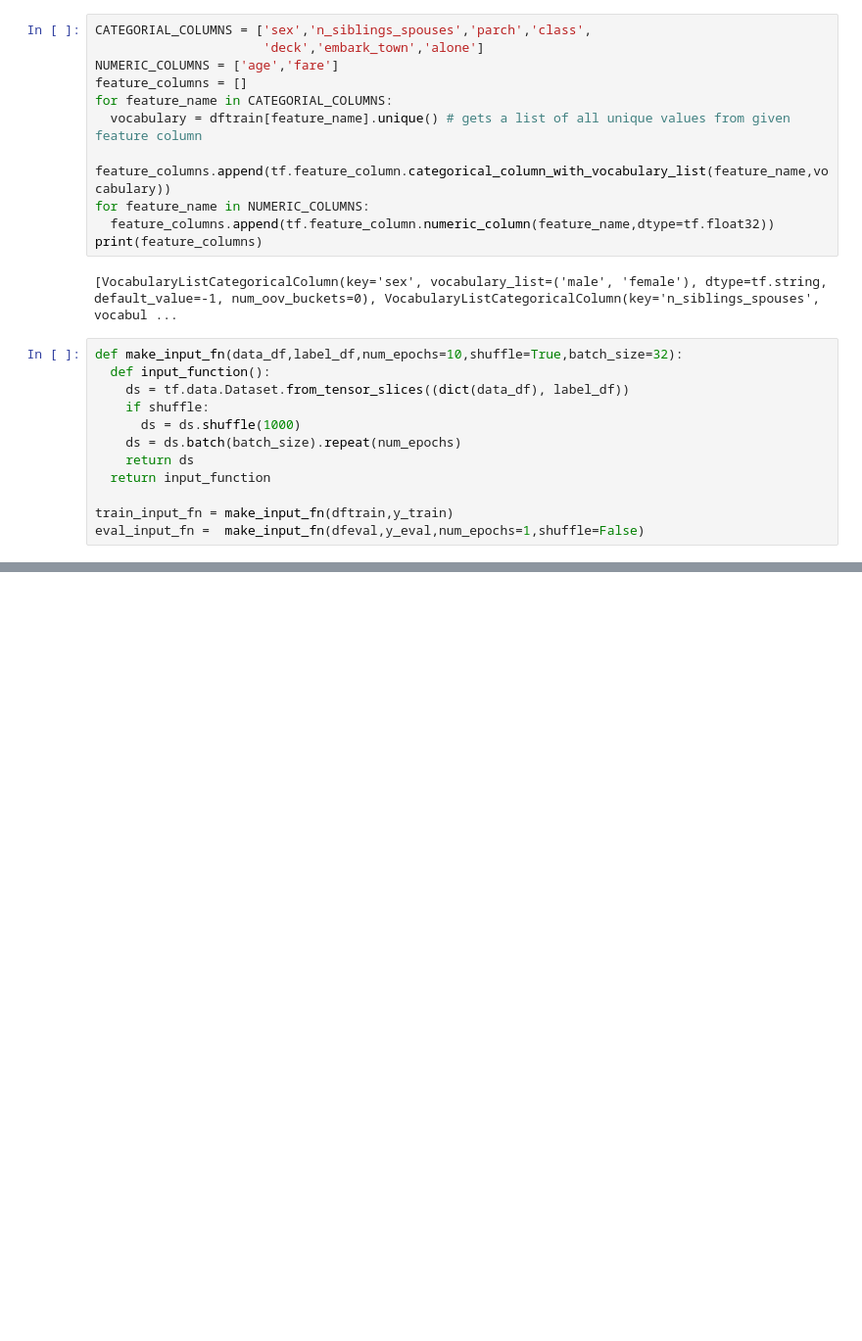
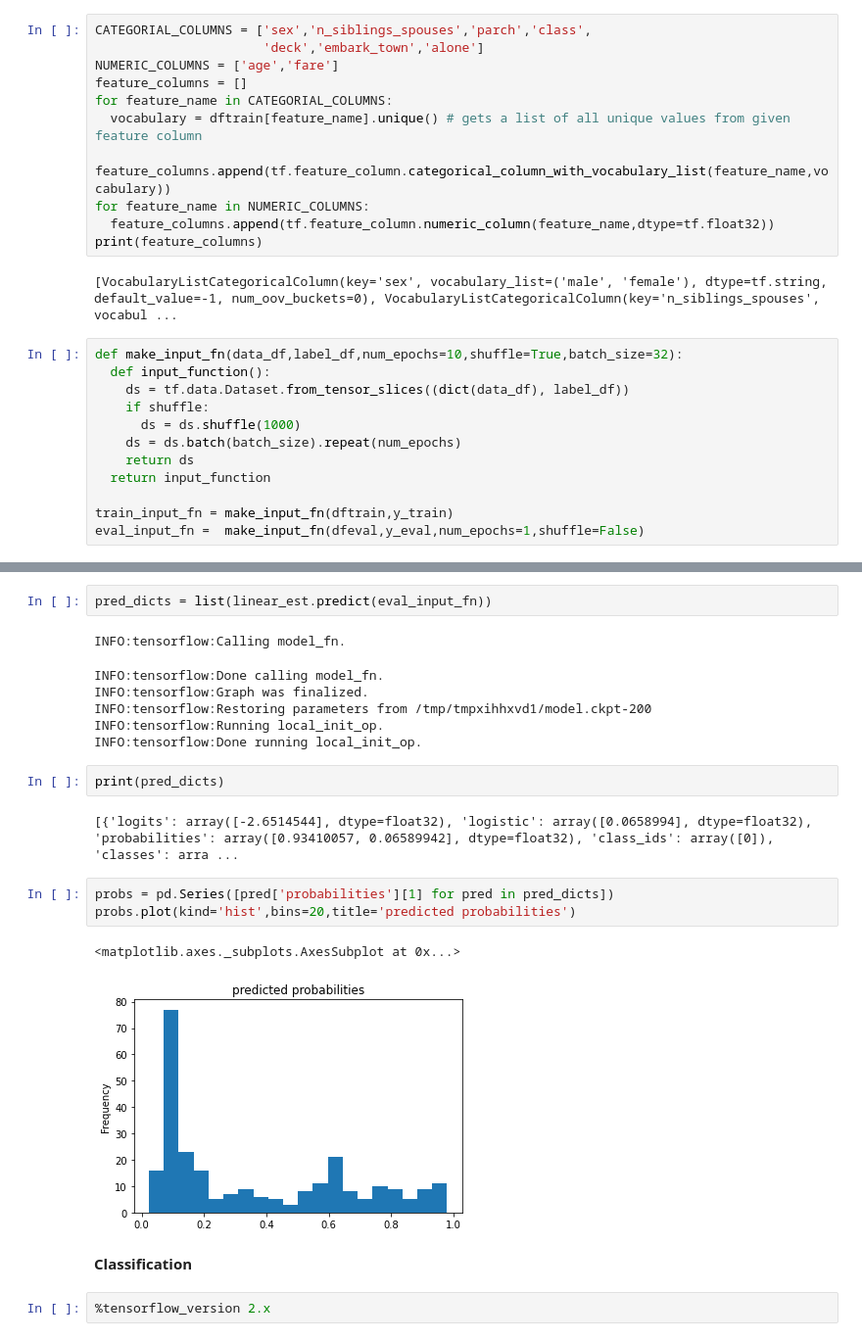
Before and after one commit to homanmirgolbabaee/tf2.0_gc, a Jupyter notebook: tf_gc.ipynb, the cells around one changed output, grey strips where cells are left out. Shown: that part at 98% size. Cells and saved outputs as stored; diff of their text form; blank space fills up the shorter version.

```diff
--- a/tf_gc.ipynb
+++ b/tf_gc.ipynb
@@ -178,0 +161,23 @@ print(result)
+# %%
+pred_dicts = list(linear_est.predict(eval_input_fn))
+# %% [output]
+INFO:tensorflow:Calling model_fn.
+INFO:tensorflow:Done calling model_fn.
+INFO:tensorflow:Graph was finalized.
+INFO:tensorflow:Restoring parameters from /tmp/tmpxihhxvd1/model.ckpt-200
+INFO:tensorflow:Running local_init_op.
+INFO:tensorflow:Done running local_init_op.
+# %%
+print(pred_dicts)
+# %% [output]
+[{'logits': array([-2.6514544], dtype=float32), 'logistic': array([0.0658994], dtype=float32), 'probabilities': array([0.93410057, 0.06589942], dtype=float32), 'class_ids': array([0]), 'classes': arra ...
+# %%
+probs = pd.Series([pred['probabilities'][1] for pred in pred_dicts])
+probs.plot(kind='hist',bins=20,title='predicted probabilities')
+# %% [output]
+<matplotlib.axes._subplots.AxesSubplot at 0x...>
+[figure, added]
+# %% [markdown]
+**Classification**
+# %%
+%tensorflow_version 2.x
```
Also changed, not shown: parts of 18 cells of this notebook.
